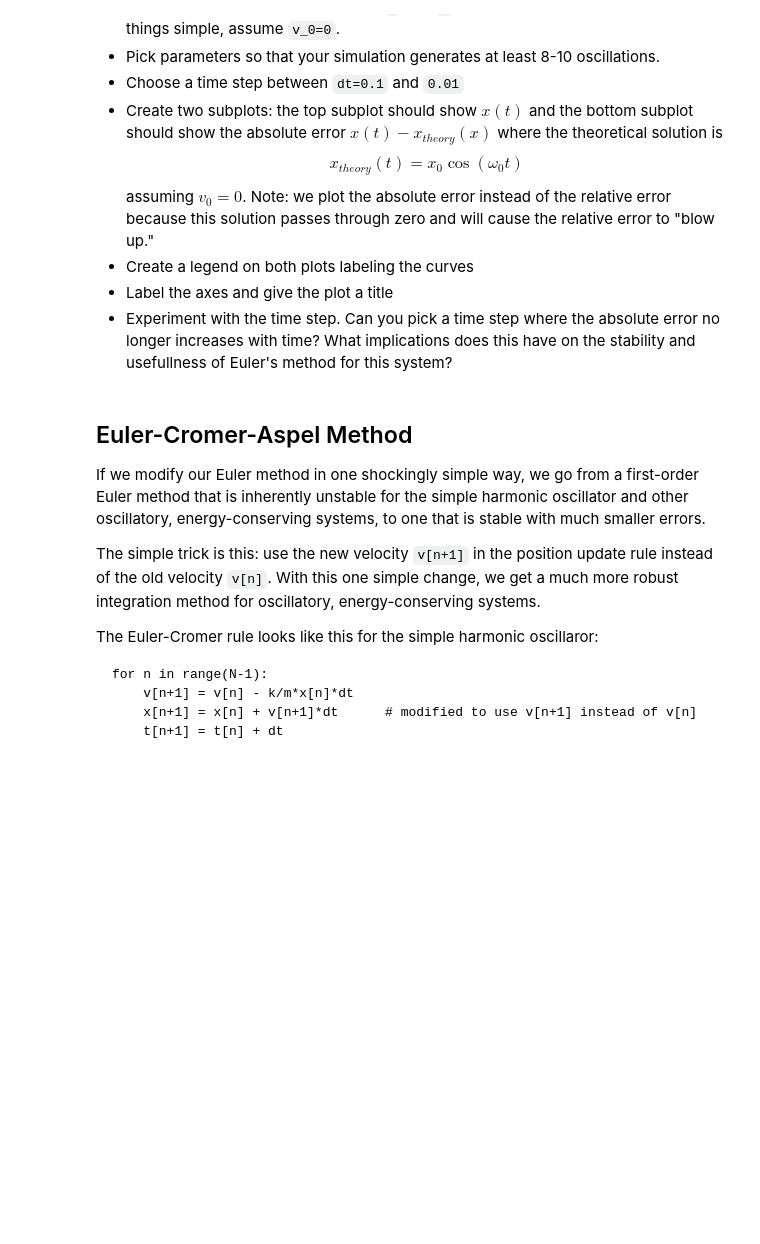
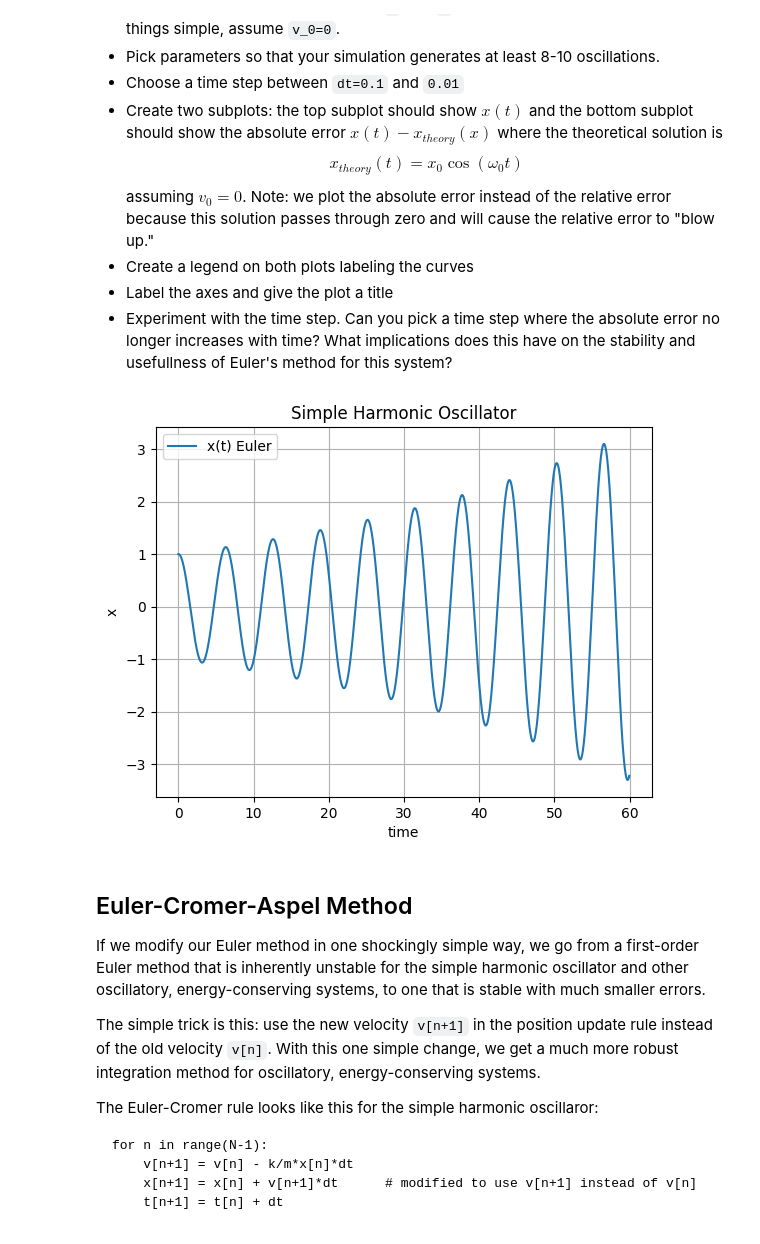
Before and after one commit to jakeTHEEsnak8/Computational-Physics, a Jupyter notebook: ode/ode_1.ipynb, the cells around one changed output. Saved outputs shown, nothing was run; the diff lists cells and outputs as text; code cells hidden in the pictures; blank space fills up the shorter version.

```diff
--- a/ode/ode_1.ipynb
+++ b/ode/ode_1.ipynb
@@ -227,3 +307,40 @@ $$ x_{theory}(t) = x_0 \cos(\omega_0 t)$$ assuming $v_0=0$. Note:  we plot the a
+# %%
+# your code here
+
+
+#parameters
+k= 1
+m = 1
+x0 = 1
+v0 = 0
+dt = 0.04 # thats our time step
+Tmax = 60 #time in seconds
+
+#time array
+t = np.arange(0,Tmax,dt)
+N = len(t)
+
+#arrays for position and velocity
+x = np.zeros(N)
+v = np.zeros(N)
+x[0] = x0
+v[0] = v0
+
+#euler integration
+for n in range(N-1):
+    x[n+1] = x[n] + dt*v[n]
+    v[n+1] = v[n] - k/m*x[n]*dt
+
+#plotting results
+plt.plot(t,x,label = 'x(t) Euler')
+plt.xlabel('time')
+plt.ylabel('x')
+plt.title("Simple Harmonic Oscillator")
+plt.grid(True)
+plt.legend()
+plt.show()
+# %% [output]
+[figure, added]
 # %% [markdown]
 ## Euler-Cromer-Aspel Method
 
```
Also changed, not shown: parts of 10 cells of this notebook.
